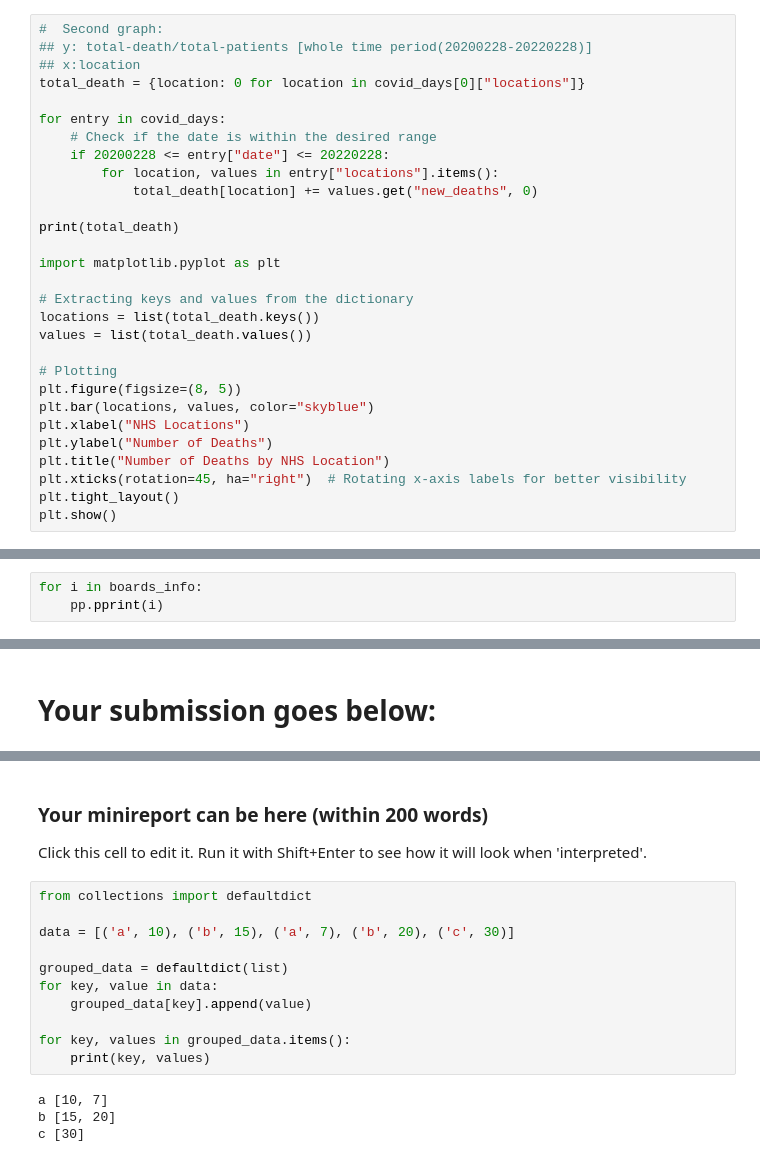
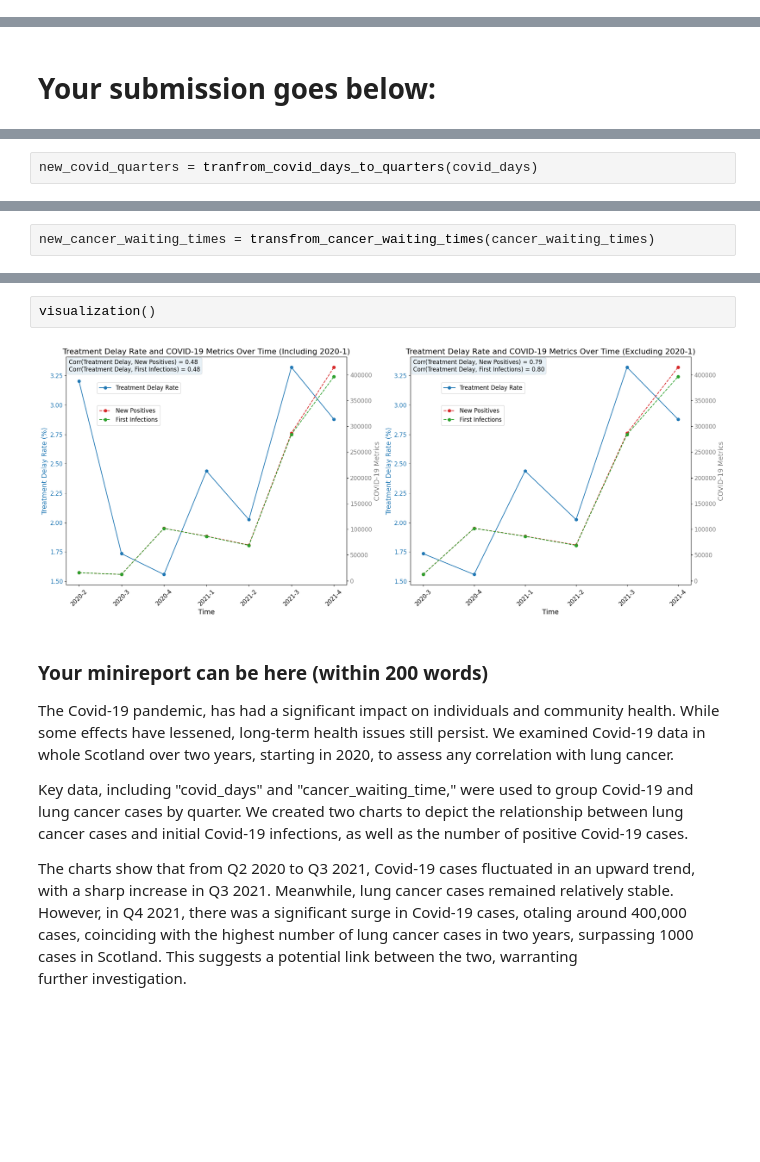
Before and after one commit to REDhawC/EDI_BUSANA, a Jupyter notebook: Python_programming/Assignment/ASM1/2023-week3-assignment-PG-notebook_v1.0.ipynb, the cells around one changed output, grey strips where cells are left out. Saved outputs shown, nothing was run; the diff lists cells and outputs as text; blank space fills up the shorter version.

```diff
--- a/Python_programming/Assignment/ASM1/2023-week3-assignment-PG-notebook_v1.0.ipynb
+++ b/Python_programming/Assignment/ASM1/2023-week3-assignment-PG-notebook_v1.0.ipynb
@@ -663,29 +235,0 @@ plt.show()
-# %%
-#  Second graph:
-## y: total-death/total-patients [whole time period(20200228-20220228)]
-## x:location
-total_death = {location: 0 for location in covid_days[0]["locations"]}
-
-for entry in covid_days:
-    # Check if the date is within the desired range
-    if 20200228 <= entry["date"] <= 20220228:
-        for location, values in entry["locations"].items():
-            total_death[location] += values.get("new_deaths", 0)
-
-print(total_death)
-
-import matplotlib.pyplot as plt
-
-# Extracting keys and values from the dictionary
-locations = list(total_death.keys())
-values = list(total_death.values())
-
-# Plotting
-plt.figure(figsize=(8, 5))
-plt.bar(locations, values, color="skyblue")
-plt.xlabel("NHS Locations")
-plt.ylabel("Number of Deaths")
-plt.title("Number of Deaths by NHS Location")
-plt.xticks(rotation=45, ha="right")  # Rotating x-axis labels for better visibility
-plt.tight_layout()
-plt.show()
@@ -695,3 +235,0 @@ plt.show()
-# %%
-for i in boards_info:
-    pp.pprint(i)
@@ -774,0 +352,2 @@ pp.pprint(boards_code_lookup)
+# %%
+new_covid_quarters = tranfrom_covid_days_to_quarters(covid_days)
@@ -774,0 +404,2 @@ pp.pprint(boards_code_lookup)
+# %%
+new_cancer_waiting_times = transfrom_cancer_waiting_times(cancer_waiting_times)
@@ -775,19 +492,12 @@ pp.pprint(boards_code_lookup)
+# %%
+visualization()
+# %% [output]
+[figure, added]
 # %% [markdown]
 ### Your minireport can be here (within 200 words)
 
-Click this cell to edit it. Run it with Shift+Enter to see how it will look when 'interpreted'.
+The Covid-19 pandemic, has had a significant impact on individuals and community health. While some effects have lessened, long-term health issues still persist. We examined Covid-19 data in whole Scotland over two years, starting in 2020, to assess any correlation with lung cancer.
+
+Key data, including "covid_days" and "cancer_waiting_time," were used to group Covid-19 and lung cancer cases by quarter. We created two charts to depict the relationship between lung cancer cases and initial Covid-19 infections, as well as the number of positive Covid-19 cases.
+
+The charts show that from Q2 2020 to Q3 2021, Covid-19 cases fluctuated in an upward trend, with a sharp increase in Q3 2021. Meanwhile, lung cancer cases remained relatively stable. However, in Q4 2021, there was a significant surge in Covid-19 cases, otaling around 400,000 cases, coinciding with the highest number of lung cancer cases in two years, surpassing 1000 cases in Scotland. This suggests a potential link between the two, warranting further investigation.
-# %%
-from collections import defaultdict
-
-data = [('a', 10), ('b', 15), ('a', 7), ('b', 20), ('c', 30)]
-
-grouped_data = defaultdict(list)
-for key, value in data:
-    grouped_data[key].append(value)
-
-for key, values in grouped_data.items():
-    print(key, values)
-# %% [output]
-a [10, 7]
-b [15, 20]
-c [30]
```
Also changed, not shown: parts of 20 cells of this notebook, 8 other files.
